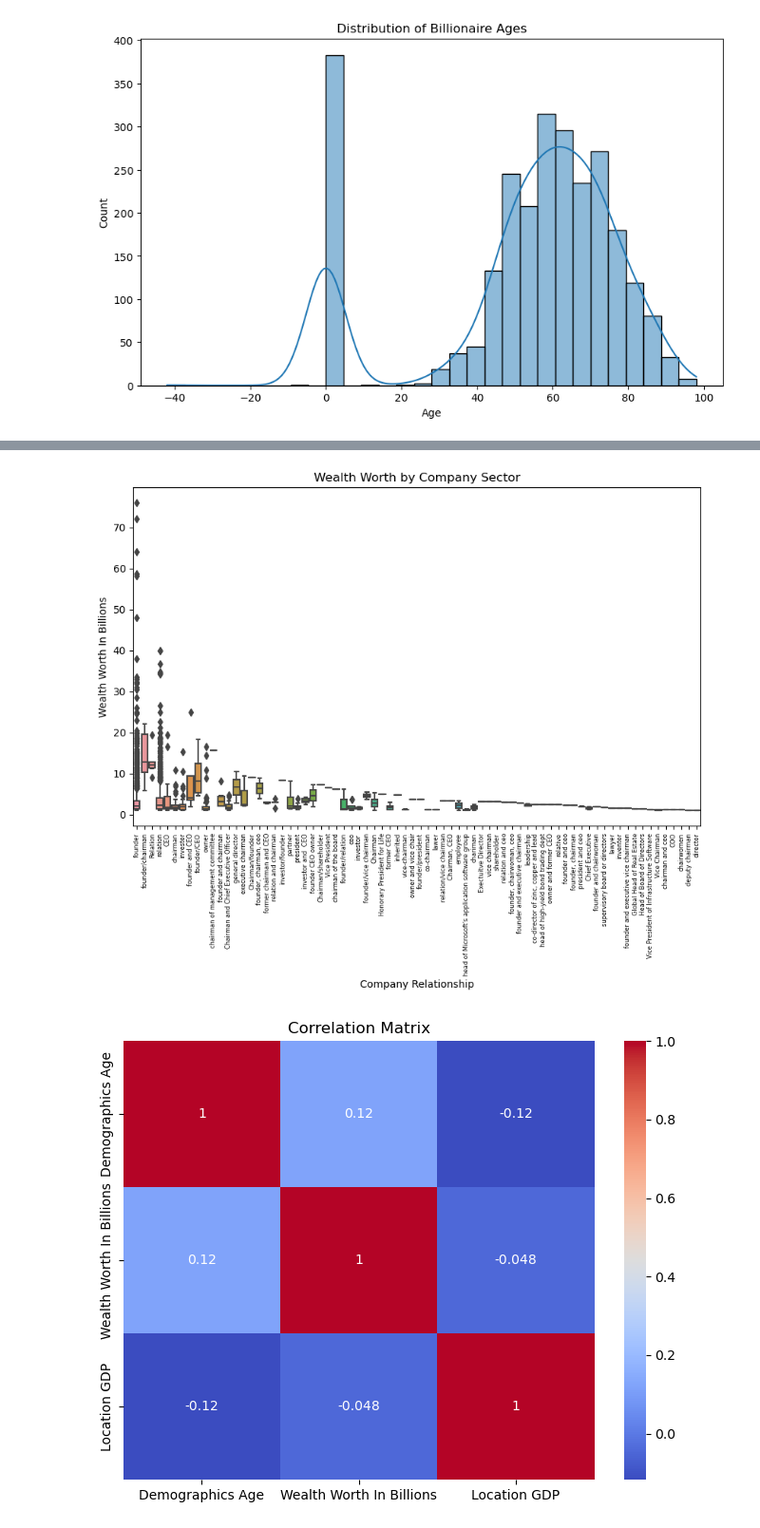
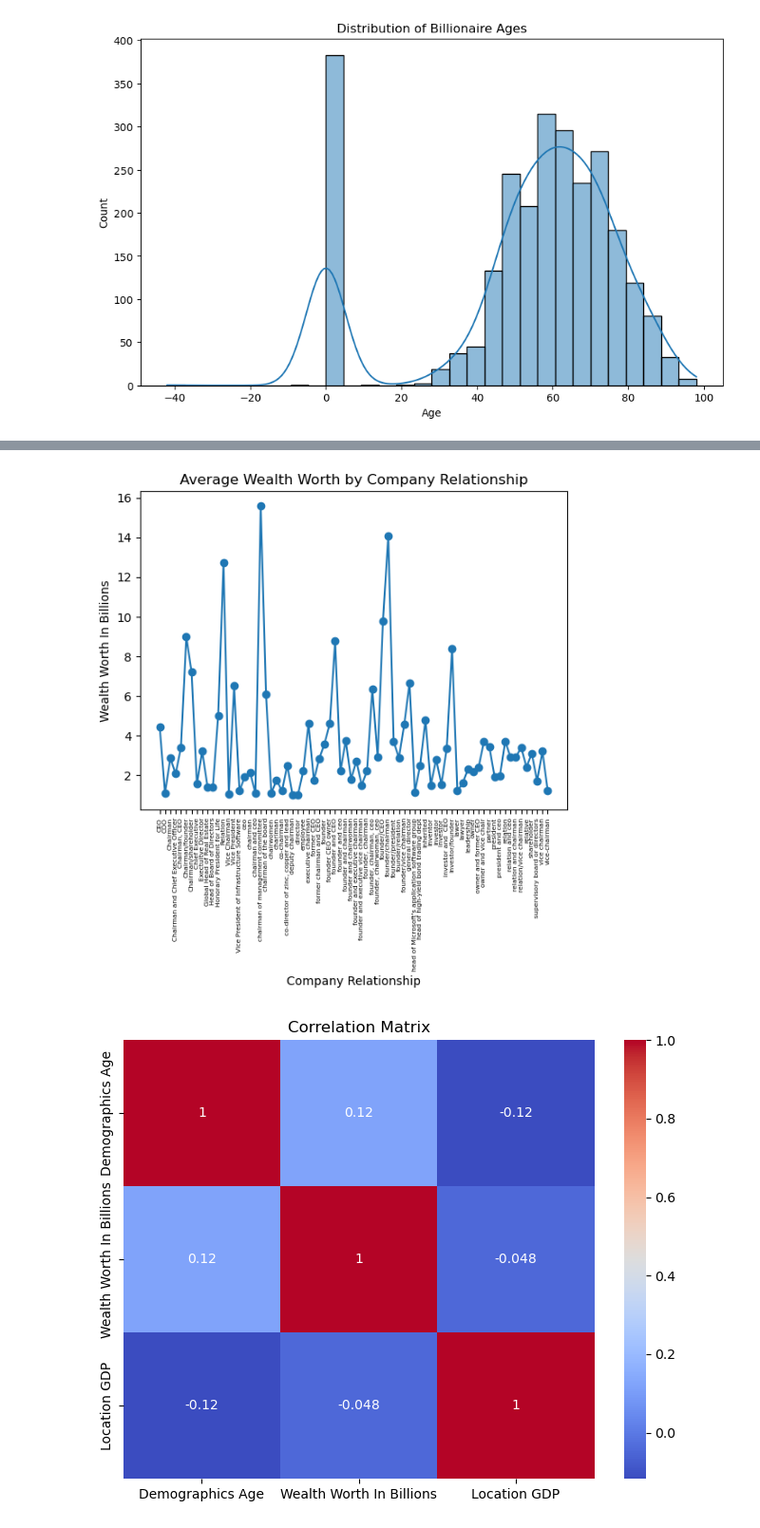
Before and after one commit to BS-World/Kaggle-Project, a Jupyter notebook: world-top-billionaires-list-analysis.ipynb, the cells around one changed output, grey strips where cells are left out. Shown at 95% size. Drawn from its saved outputs; the diff is of its cells as text; code cells hidden in the pictures.

Commit message:
Kaggle Notebook | World Top Billionaires List Analysis | Version 5

```diff
--- a/world-top-billionaires-list-analysis.ipynb
+++ b/world-top-billionaires-list-analysis.ipynb
@@ -228,16 +228,28 @@ fig = px.scatter(df, x='Demographics Age', y='Wealth Worth In Billions',
 fig.show()
 # %% [output]
 [interactive output not drawn]
-# %%
-df['Company Sector']
-# Box plot showing the wealth worth by company sector
-plt.figure(figsize=(10, 6))
-sns.boxplot(data=df, x='Company Relationship', y='Wealth Worth In Billions')
-plt.xticks(rotation=90, fontsize=6)
-plt.title('Wealth Worth by Company Sector')
-plt.show()
-# %% [output]
-[figure, removed]
+# %%
+# Filter the DataFrame to include only the required columns
+df_filtered = df[['Company Relationship', 'Wealth Worth In Billions']]
+
+# Group the data by 'Company Relationship' and calculate the average wealth worth
+df_grouped = df_filtered.groupby('Company Relationship').mean()
+
+# Create the line plot
+plt.plot(df_grouped.index, df_grouped['Wealth Worth In Billions'], marker='o')
+
+# Set the plot title and labels
+plt.title('Average Wealth Worth by Company Relationship')
+plt.xlabel('Company Relationship')
+plt.ylabel('Wealth Worth In Billions')
+
+# Rotate the x-axis labels for better readability (optional)
+plt.xticks(rotation=90, fontsize=5.5)
+
+# Display the plot
+plt.show()
+# %% [output]
+[figure, added]
 # %%
 # Calculate the correlation matrix
 corr_matrix = df[['Demographics Age', 'Wealth Worth In Billions', 'Location GDP']].corr()
```
Also changed, not shown: parts of 1 cell of this notebook.
